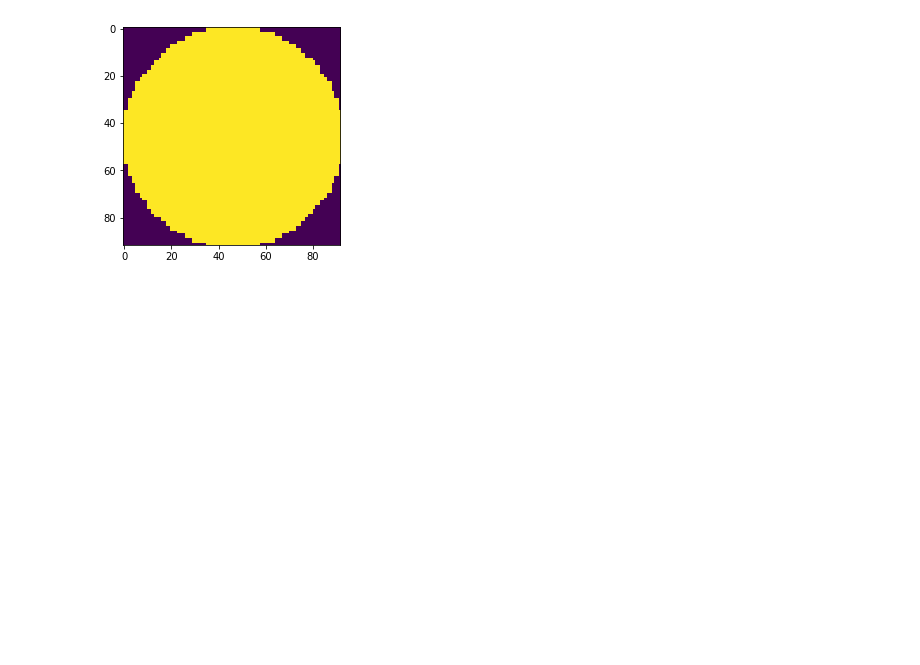
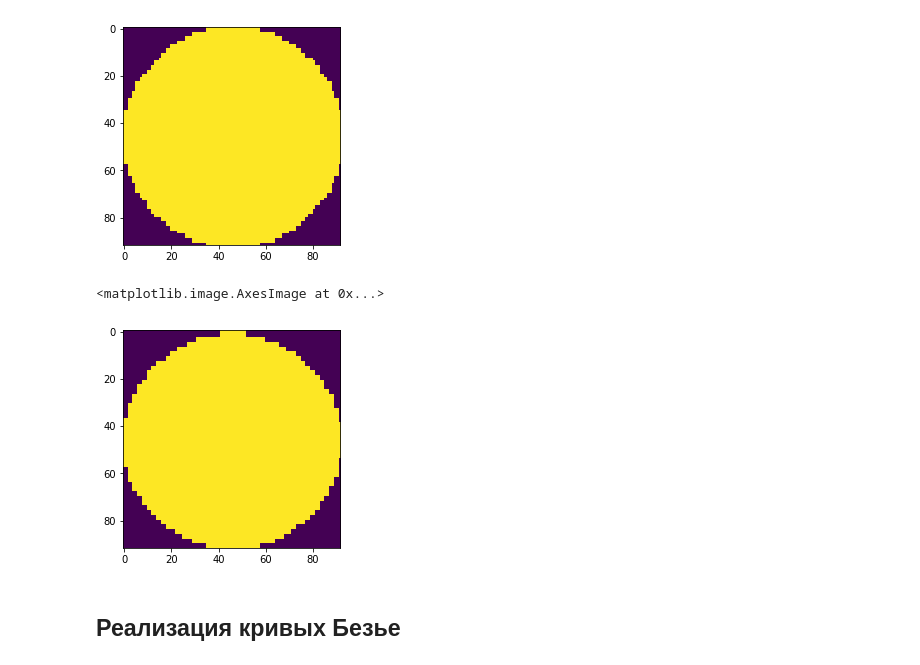
Before and after one commit to Keleas/Wafer_maps, a Jupyter notebook: Wafer_card_synthesis.ipynb, the cells around one changed output. Cells and saved outputs as stored; diff of their text form; code cells hidden in the pictures; blank space fills up the shorter version.

```diff
--- a/Wafer_card_synthesis.ipynb
+++ b/Wafer_card_synthesis.ipynb
@@ -59,6 +63,20 @@ plt.imshow(test)
+# %%
+t = pd.read_pickle('test_wafer_map.pkl')
+t = cv2.resize(t.waferMap, dsize=(92,92), interpolation=cv2.INTER_NEAREST)
+
+## 2 - паттерн
+## 1 - фон
+## 0 - область, где нет ничего
+t[t == 2] = 1
+plt.imshow(t)
+# %% [output]
+<matplotlib.image.AxesImage at 0x...>
+[figure, added]
 # %%
 ## индкы поля для синтеза кривых
 i, j = np.where(test==1)
+# %% [markdown]
+## Реализация кривых Безье
 # %%
 def make_bezier(xys):
     # xys should be a sequence of 2-tuples (Bezier control points)
```
Also changed, not shown: parts of 11 cells of this notebook, 1 other file.
